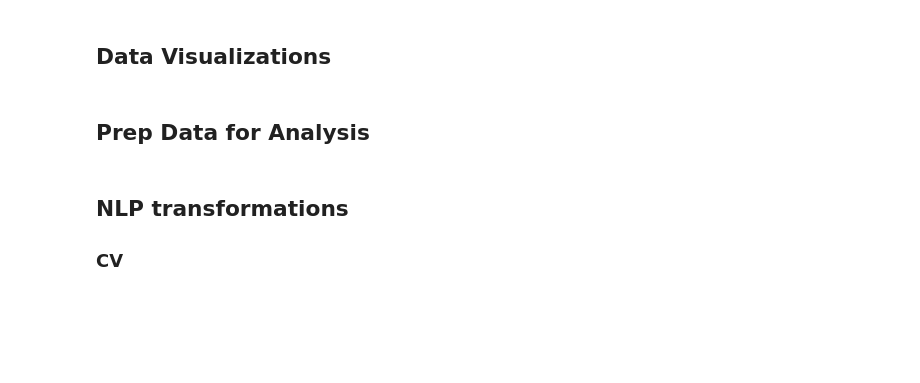
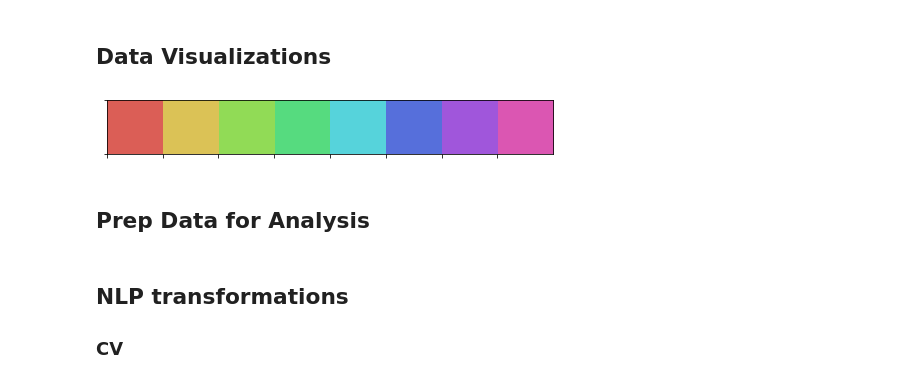
Before and after one commit to carousallie/nlp_movie_script_project, a Jupyter notebook: NLP_Project_Analysis----AR.ipynb, the cells around one changed output. Saved outputs shown, nothing was run; the diff lists cells and outputs as text; code cells hidden in the pictures; blank space fills up the shorter version.

```diff
--- a/NLP_Project_Analysis----AR.ipynb
+++ b/NLP_Project_Analysis----AR.ipynb
@@ -62,5 +71,12 @@ movies_df.head()
 # %% [markdown]
 ## Data Visualizations
+# %%
+# set color scheme
+pal = sns.color_palette("hls", 8)
+palette_list = pal.as_hex()
+sns.palplot(sns.color_palette("hls", 8))
+# %% [output]
+[figure, added]
 # %% [markdown]
 ## Prep Data for Analysis
 # %%
```
Also changed, not shown: parts of 49 cells of this notebook.
